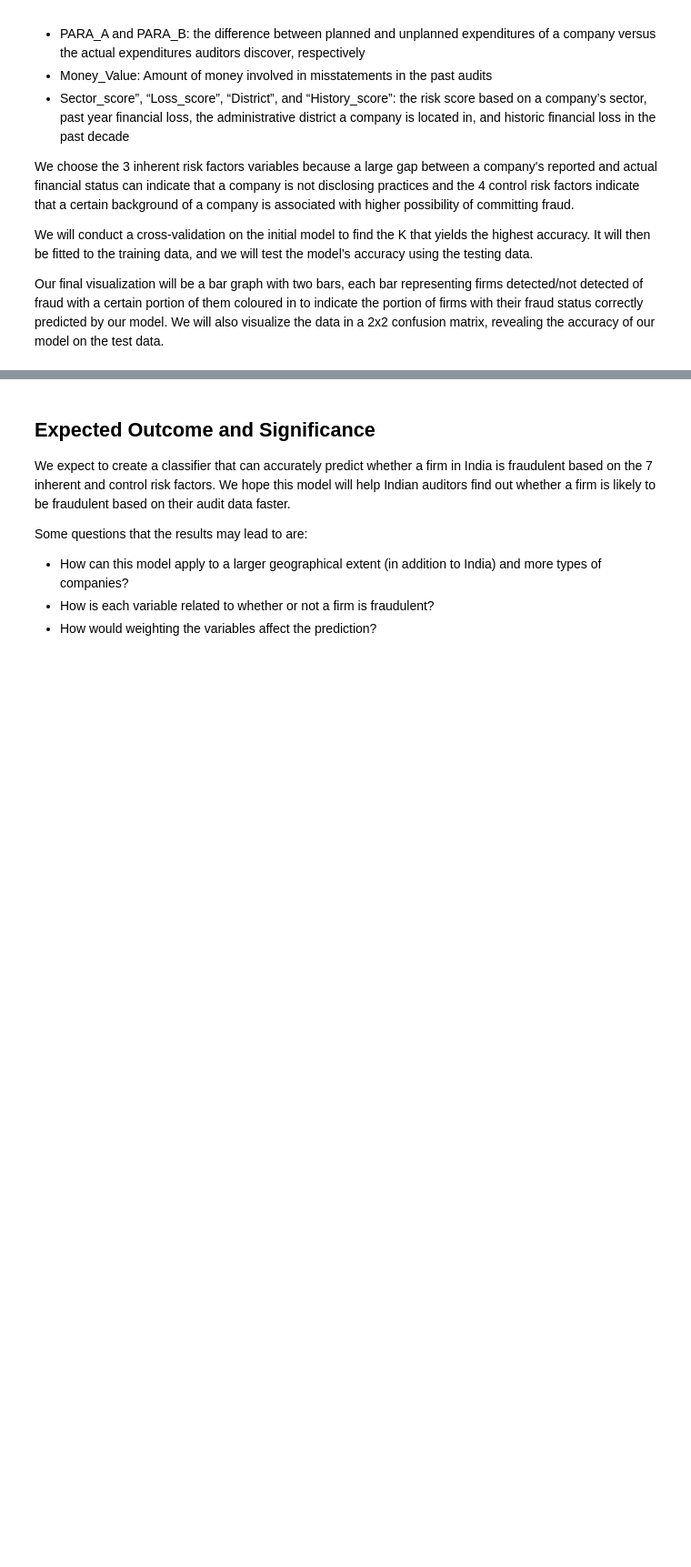
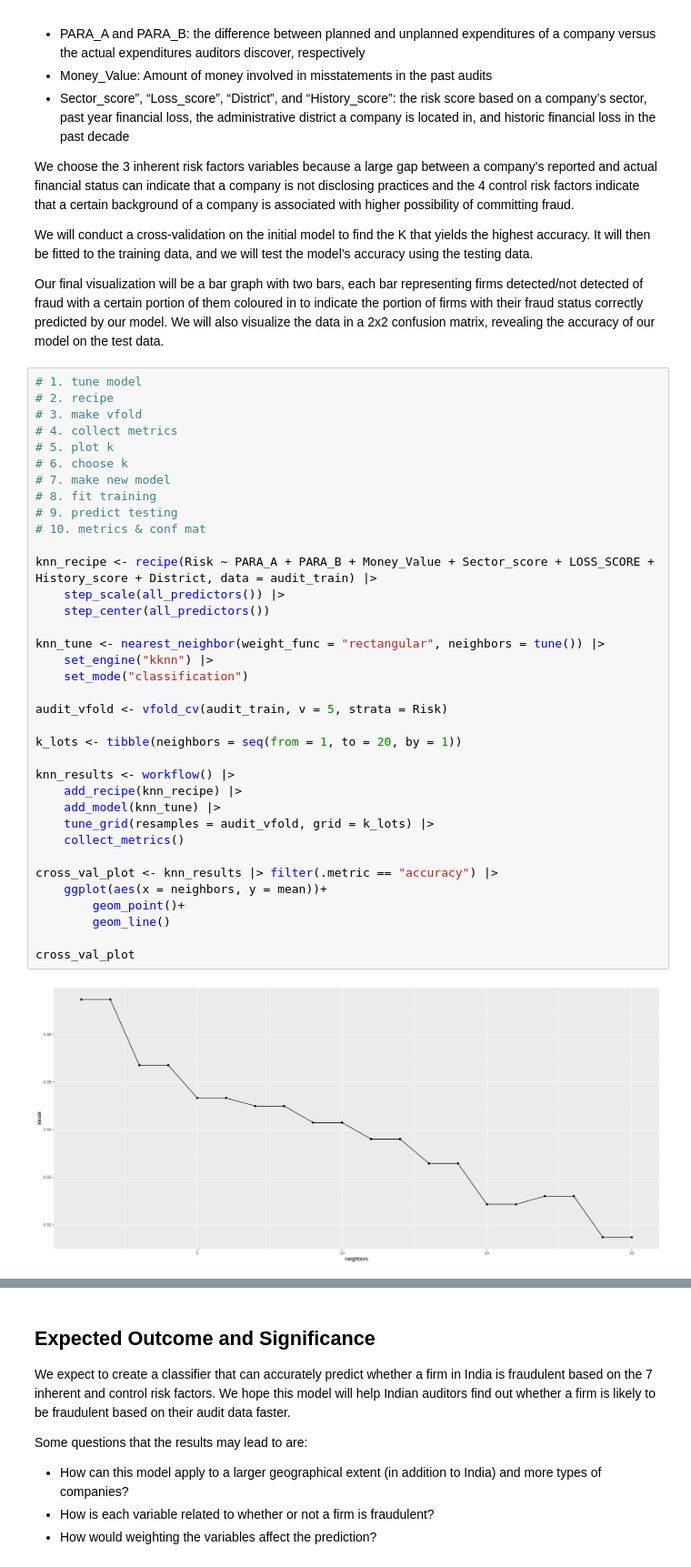
Before and after one commit to eric-y33/dsci-100-2022w1-group-84, a Jupyter notebook: Project.ipynb, the cells around one changed output, grey strips where cells are left out. Shown at 91% size. Drawn from its saved outputs; the diff is of its cells as text; blank space fills up the shorter version.

```diff
--- a/Project.ipynb
+++ b/Project.ipynb
@@ -220,3 +210,41 @@ We choose the 3 inherent risk factors variables because a large gap between a co
 We will conduct a cross-validation on the initial model to find the K that yields the highest accuracy. It will then be fitted to the training data, and we will test the model’s accuracy using the testing data.
 
 Our final visualization will be a bar graph with two bars, each bar representing firms detected/not detected of fraud with a certain portion of them coloured in to indicate the portion of firms with their fraud status correctly predicted by our model. We will also visualize the data in a 2x2 confusion matrix, revealing the accuracy of our model on the test data.
+# %%
+# 1. tune model
+# 2. recipe
+# 3. make vfold
+# 4. collect metrics
+# 5. plot k
+# 6. choose k
+# 7. make new model
+# 8. fit training
+# 9. predict testing
+# 10. metrics & conf mat
+
+knn_recipe <- recipe(Risk ~ PARA_A + PARA_B + Money_Value + Sector_score + LOSS_SCORE + History_score + District, data = audit_train) |>
+    step_scale(all_predictors()) |>
+    step_center(all_predictors())
+
+knn_tune <- nearest_neighbor(weight_func = "rectangular", neighbors = tune()) |>
+    set_engine("kknn") |>
+    set_mode("classification")
+
+audit_vfold <- vfold_cv(audit_train, v = 5, strata = Risk)
+
+k_lots <- tibble(neighbors = seq(from = 1, to = 20, by = 1))
+
+knn_results <- workflow() |>
+    add_recipe(knn_recipe) |>
+    add_model(knn_tune) |>
+    tune_grid(resamples = audit_vfold, grid = k_lots) |>
+    collect_metrics()
+
+cross_val_plot <- knn_results |> filter(.metric == "accuracy") |>
+    ggplot(aes(x = neighbors, y = mean))+
+        geom_point()+
+        geom_line()
+
+cross_val_plot
+# %% [output]
+[figure, added]
```
Also changed, not shown: parts of 3 cells of this notebook.
